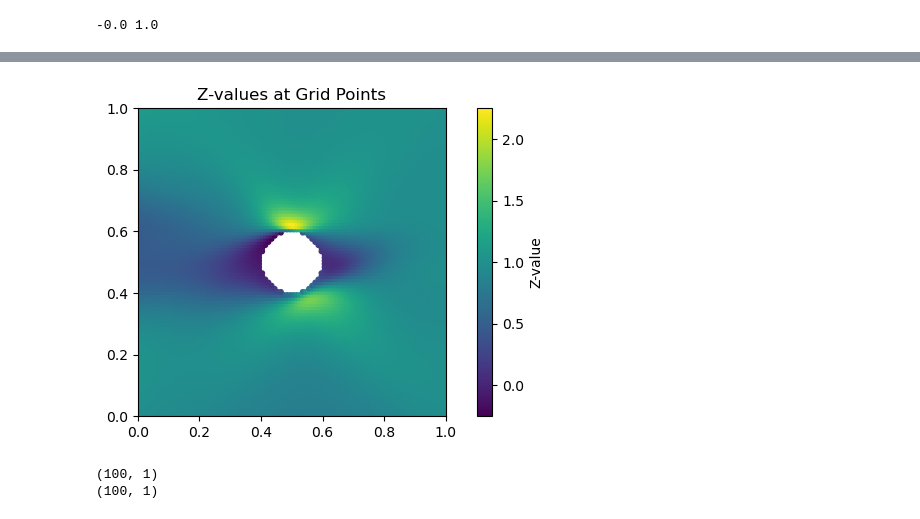
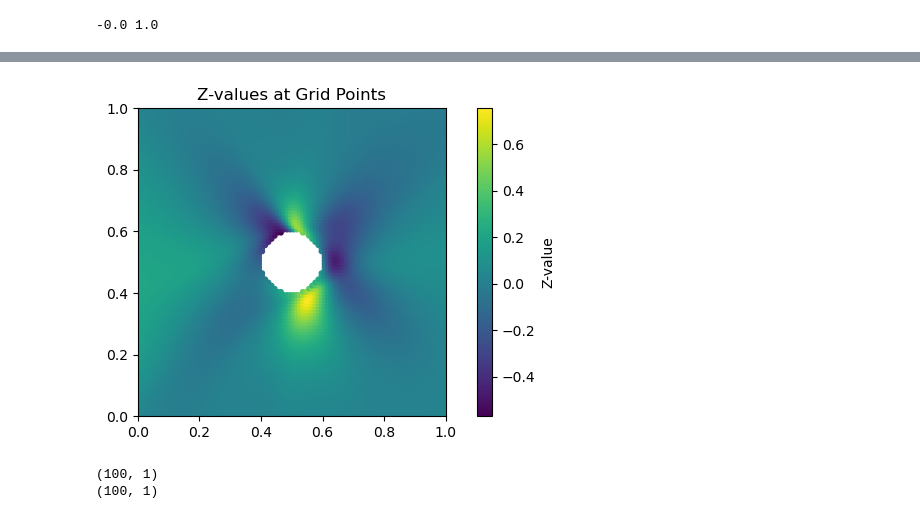
Before and after one commit to alleswe2k/PINNs, a Jupyter notebook: 2D_sheet_problem/plate_hole.ipynb, the cells around one changed output, grey strips where cells are left out. Cells and saved outputs as stored; diff of their text form; code cells hidden in the pictures.

```diff
--- a/2D_sheet_problem/plate_hole.ipynb
+++ b/2D_sheet_problem/plate_hole.ipynb
@@ -44,7 +44,7 @@ class DNN(nn.Module):
     def forward(self, x):
         return self.network(x)
 # %%
-lbfgs_lr = 0.001
+lbfgs_lr = 0.0005
 adam_lr = 0.001
 # %%
 class PINN():
@@ -286 +285,5 @@ KeyboardInterrupt:
 torch.save(model.dnn.state_dict(), "plate_hole.pth")
+# %%
+# Load model
+model = PINN(X, Y, layers, h, l, r, nu)
+model.dnn.load_state_dict(torch.load("plate_hole.pth", weights_only=True))
@@ -359,14 +350,14 @@ plt.show()
 # %%
 plt.figure(figsize=(8, 4))
-sc = plt.scatter(x_pred, y_pred, c=sxx, cmap='viridis', s=10)
+sc = plt.scatter(x_pred, y_pred, c=syy, cmap='viridis', s=10)
 plt.colorbar(sc, label="Z-value")
 plt.title("Z-values at Grid Points")
 plt.xlim(0, l)
 plt.ylim(0, h)
 plt.gca().set_aspect('equal')
 plt.show()
 # %% [output]
-[figure, old version]
+[figure, new version]
 # %%
 x1, y1 = generate_points(1000, 100, l, h, r)
 
```
Also changed, not shown: parts of 7 cells of this notebook, 9 other files.
